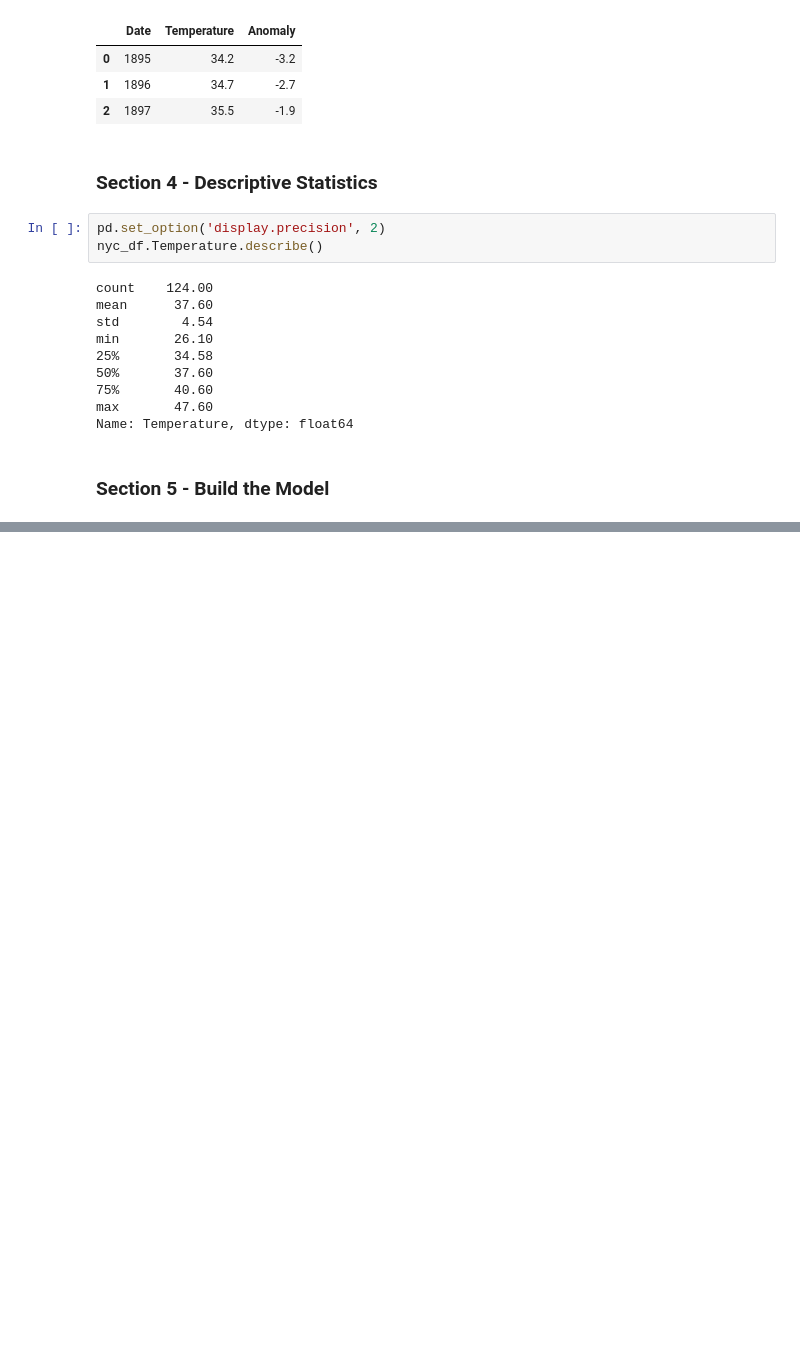
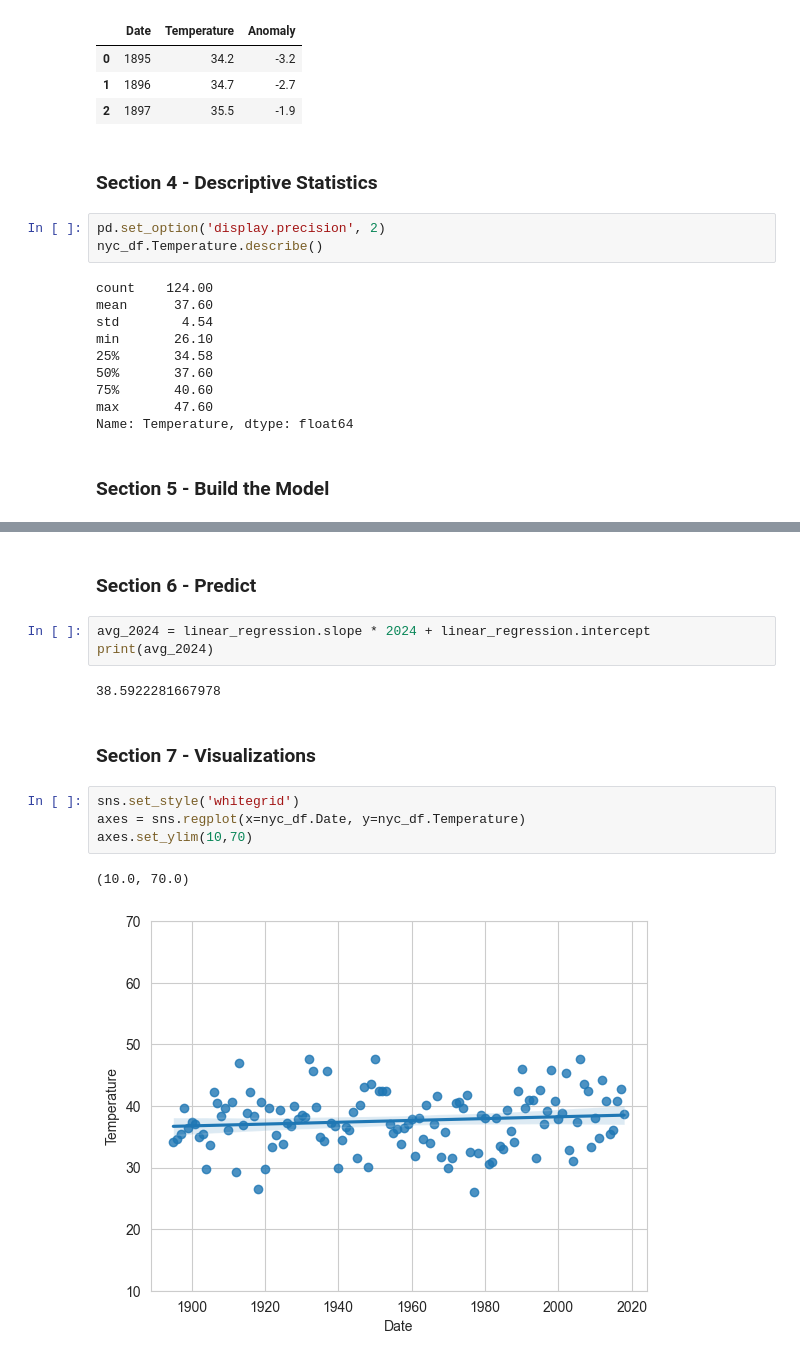
Before and after one commit to jfrummel/datafun-07-ml, a Jupyter notebook: rummel_ml.ipynb, the cells around one changed output, grey strips where cells are left out. Cells and saved outputs as stored; diff of their text form; blank space fills up the shorter version.

Commit message:
Linear regression completed

```diff
--- a/rummel_ml.ipynb
+++ b/rummel_ml.ipynb
@@ -73,0 +82,16 @@ Name: Temperature, dtype: float64
+# %% [markdown]
+### Section 6 - Predict
+# %%
+avg_2024 = linear_regression.slope * 2024 + linear_regression.intercept
+print(avg_2024)
+# %% [output]
+38.5922281667978
+# %% [markdown]
+### Section 7 - Visualizations
+# %%
+sns.set_style('whitegrid')
+axes = sns.regplot(x=nyc_df.Date, y=nyc_df.Temperature)
+axes.set_ylim(10,70)
+# %% [output]
+(10.0, 70.0)
+[figure, added]
```
Also changed, not shown: parts of 2 cells of this notebook.
